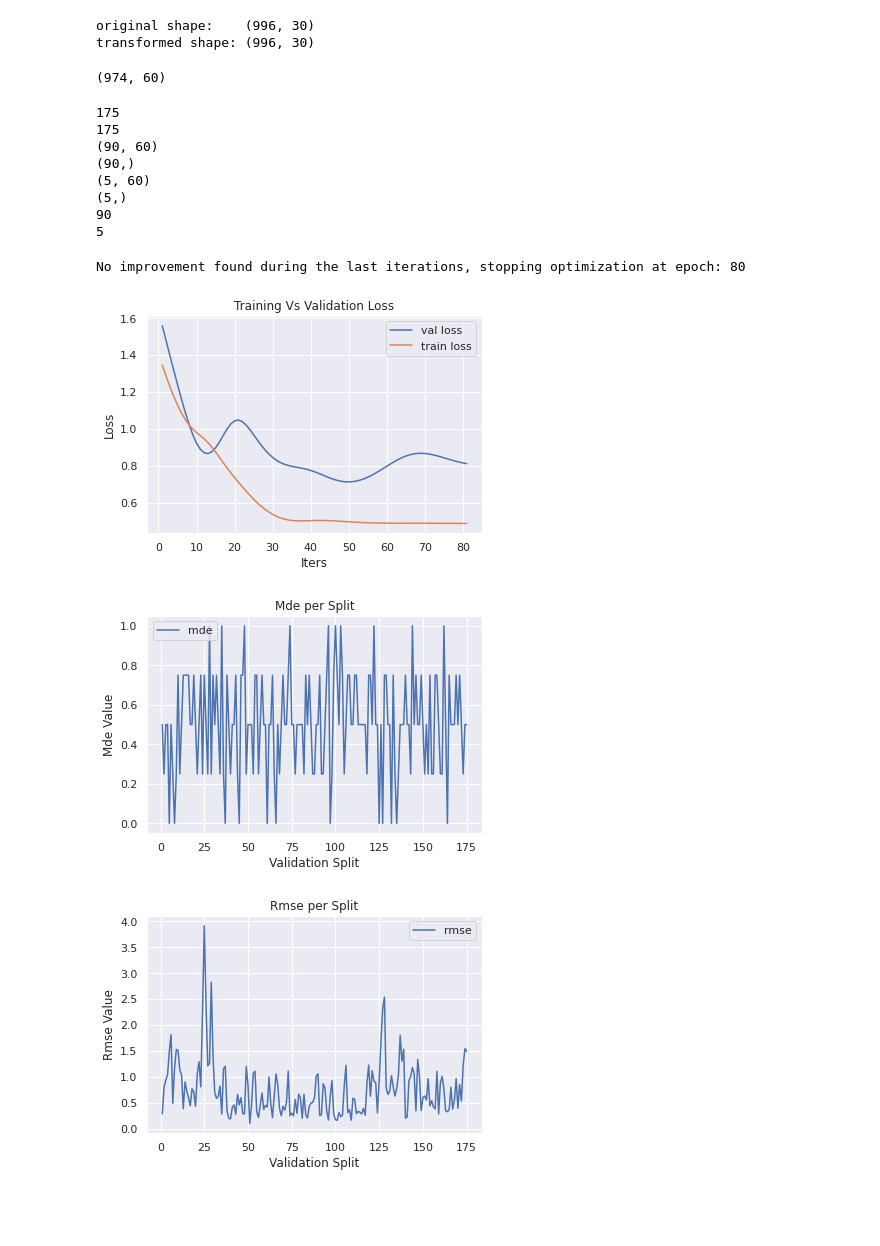
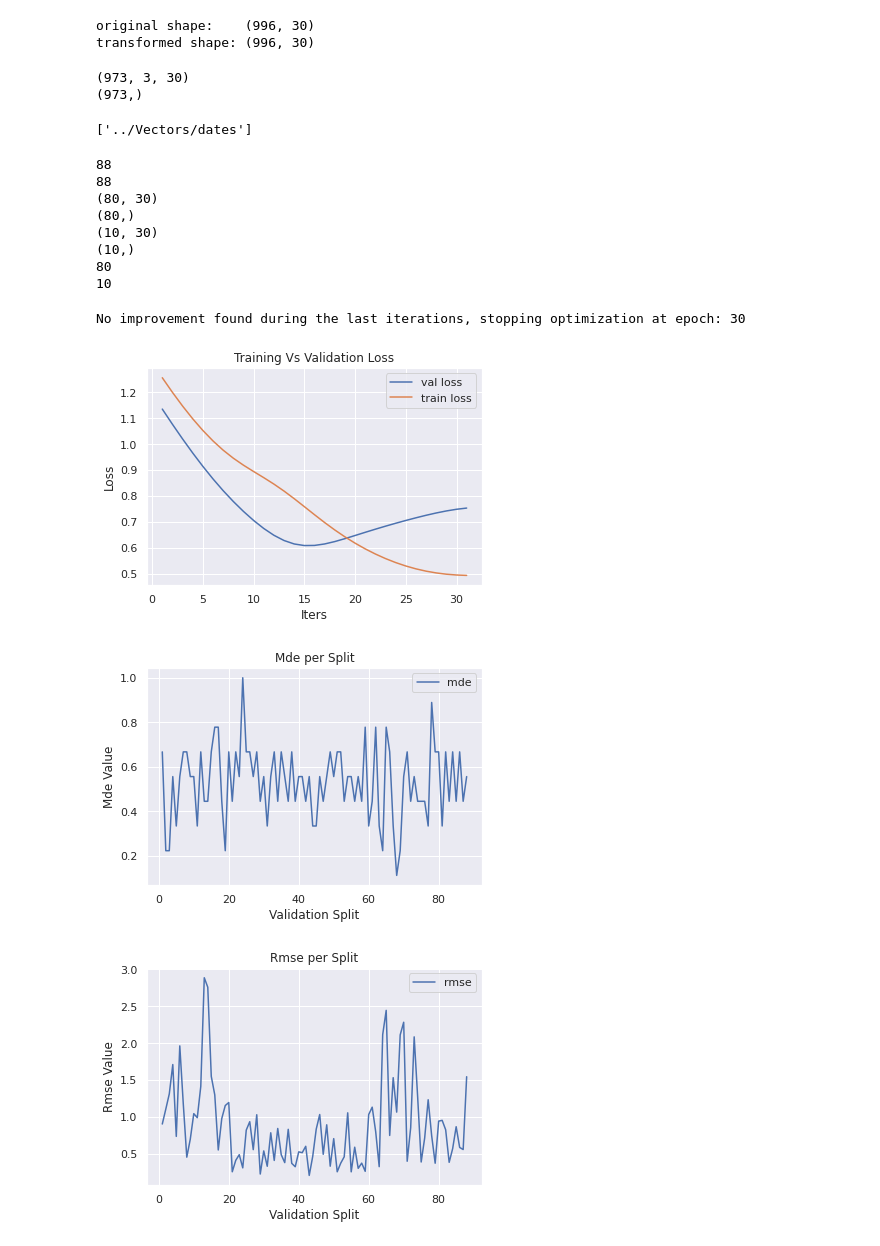
Before and after one commit to apof/Master-Thesis-----Deep-Kernel-Learning-and-Neural-Processes--combining-GPs-with-DL, a Jupyter notebook: GPs Experiments.ipynb, the cells around one changed output. Saved outputs shown, nothing was run; the diff lists cells and outputs as text; code cells hidden in the pictures; blank space fills up the shorter version.

```diff
--- a/GPs Experiments.ipynb
+++ b/GPs Experiments.ipynb
@@ -205,26 +205,28 @@ transformed shape: (996, 30)
 # %%
 inputs = inputs_pca
 # %%
-inp,lbl,dates = utils.split_timeseries(2,22-2,inputs,labels,dates)
+inp,lbl,dates = utils.split_timeseries(3,22-2,inputs,labels,dates)
 
-'''inp,lbl,dates = utils.split_timeseries(14,22-2,inputs,labels,dates)
+#inp,lbl,dates = utils.split_timeseries(14,22-2,inputs,labels,dates)
 
 print(inp.shape)
 print(lbl.shape)
 
 joblib.dump(inp, '../Vectors/aluminium_vectors')
 joblib.dump(lbl, '../Vectors/aluminium_labels')
-joblib.dump(dates, '../Vectors/dates')'''
+joblib.dump(dates, '../Vectors/dates')
 
 
 
-inp = np.reshape(inp, (inp.shape[0],inp.shape[1]*inp.shape[2]))
-print(inp.shape)
+#inp = np.reshape(inp, (inp.shape[0],inp.shape[1]*inp.shape[2]))
+#print(inp.shape)
 # %% [output]
-(974, 60)
+(973, 3, 30)
+(973,)
+['../Vectors/dates']
 # %%
 #train_batches,validation_batches,test_batches = utils.train_test_split(inp,lbl,dates,inp.shape[0]-22,0.8,22)
-train_batches,validation_batches,test_batches = utils.train_test_split(inp,lbl,dates,100,0.9,0)
+train_batches,validation_batches,test_batches = utils.train_test_split(inp,lbl,dates,100,0.8,0)
 #train_batches,validation_batches,test_batches = utils.train_test_split(inp,lbl,dates,inp.shape[0],0.8,0)
 #test_batches = validation_batches
 # %%
@@ -240,14 +242,14 @@ print(test_labels.shape)
 print(len(train_dates))
 print(len(test_dates))
 # %% [output]
-175
-175
-(90, 60)
-(90,)
-(5, 60)
-(5,)
-90
-5
+88
+88
+(80, 30)
+(80,)
+(10, 30)
+(10,)
+80
+10
 # %%
 # We will use the simplest form of GP model, exact inference
 class ExactGPModel(gpytorch.models.ExactGP):
@@ -311,7 +313,9 @@ for i,train_batch in enumerate(train_batches):
     best_cost=1000000
     stop = False
     last_improvement=0
-    require_improvement = 30
+    require_improvement = 15
+
+    best_model = None
 
     epoch = 0
 
@@ -353,41 +357,43 @@ for i,train_batch in enumerate(train_batches):
         if avg_cost < best_cost:
             best_cost = avg_cost
             last_improvement = 0
+            best_model = model
         else:
             last_improvement +=1
 
         if last_improvement > require_improvement:
             print("No improvement found during the last iterations, stopping optimization at epoch: " + str(epoch))
             # Break out from the loop.
             stop = True
+            model = best_model
 
         epoch += 1
 
     # Get into evaluation (predictive posterior) mode
     model.eval()
     likelihood.eval()
 
     # Test points are regularly spaced along [0,1]
     # Make predictions by feeding model through likelihood
     with torch.no_grad(), gpytorch.settings.fast_pred_var():
         observed_pred = likelihood(model(test_data))
         predictions.append(observed_pred)
 
     index = [i+1 for i in range(len(validation_loss))]
     plt.plot(index, validation_loss ,label = "val loss")
     plt.plot(index, training_loss, label = "train loss")
     plt.xlabel('Iters')
     plt.ylabel('Loss')
     plt.title('Training Vs Validation Loss')
     plt.legend()
     plt.show()
 
 
 
     #time.sleep(3)
 # %% [output]
-No improvement found during the last iterations, stopping optimization at epoch: 80
+No improvement found during the last iterations, stopping optimization at epoch: 30
-[figure, old version]
+[figure, new version]
 # %%
 ### get the predictions
 mean_preds = []
@@ -429,7 +435,7 @@ plt.title('Mde per Split')
 plt.legend()
 plt.show()
 # %% [output]
-[figure, old version]
+[figure, new version]
 # %%
 plt.plot(val_split_num, rmse_list ,label = "rmse")
 plt.xlabel('Validation Split')
@@ -438,7 +444,7 @@ plt.title('Rmse per Split')
 plt.legend()
 plt.show()
 # %% [output]
-[figure, old version]
+[figure, new version]
 # %%
 fig, ax = plt.subplots()
 ax.plot(index,mean_preds,label = 'predictions')
```
Also changed, not shown: parts of 3 cells of this notebook.
